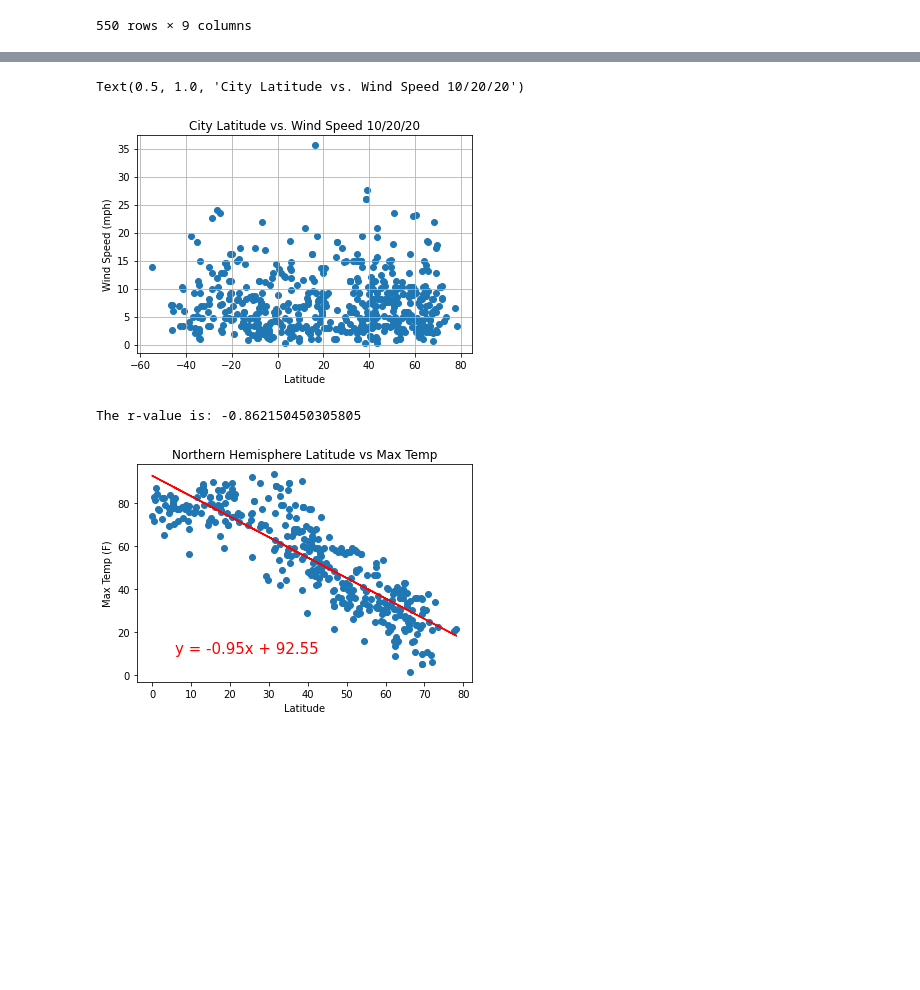
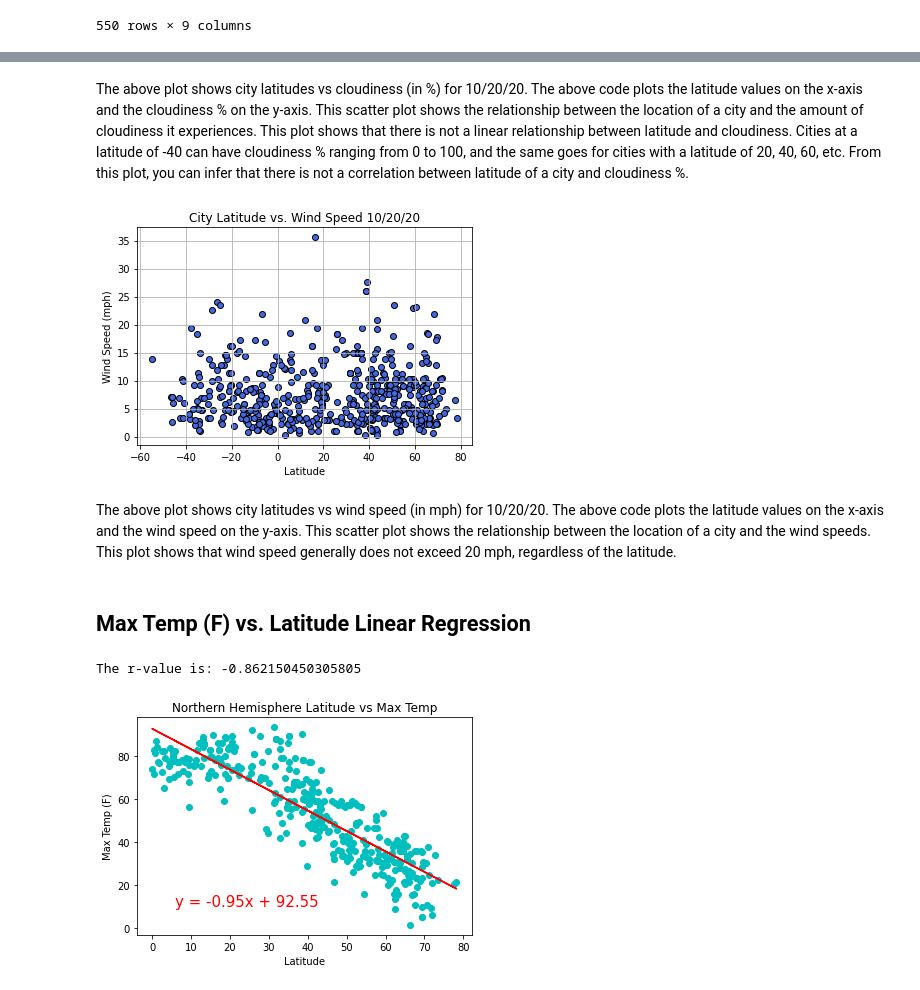
Before and after one commit to jeosqueri/City-Weather-Analysis, a Jupyter notebook: WeatherPy/WeatherPy2.ipynb, the cells around one changed output, grey strips where cells are left out. Cells and saved outputs as stored; diff of their text form; code cells hidden in the pictures; blank space fills up the shorter version.

```diff
--- a/WeatherPy/WeatherPy2.ipynb
+++ b/WeatherPy/WeatherPy2.ipynb
@@ -79,16 +91,23 @@ Text(0.5, 1.0, 'City Latitude vs. Cloudiness 10/20/20')
+# %% [markdown]
+The above plot shows city latitudes vs cloudiness (in %) for 10/20/20. The above code plots the latitude values on the x-axis and the cloudiness % on the y-axis. This scatter plot shows the relationship between the location of a city and the amount of cloudiness it experiences. This plot shows that there is not a linear relationship between latitude and cloudiness. Cities at a latitude of -40 can have cloudiness % ranging from 0 to 100, and the same goes for cities with a latitude of 20, 40, 60, etc. From this plot, you can infer that there is not a correlation between latitude of a city and cloudiness %.
 # %%
 #Latitude vs wind speed plot
 latitude = clean_city_df['Lat']
 wind_c = clean_city_df['Wind Speed']
 
-plt.scatter(latitude, wind_c)
+plt.scatter(latitude, wind_c, c='royalblue', edgecolors='black')
 plt.grid(b=True)
 plt.xlabel('Latitude')
 plt.ylabel('Wind Speed (mph)')
 plt.title("City Latitude vs. Wind Speed 10/20/20")
+
+plt.savefig('lat_windspeed.png')
 # %% [output]
-Text(0.5, 1.0, 'City Latitude vs. Wind Speed 10/20/20')
-[figure, old version]
+[figure, new version]
+# %% [markdown]
+The above plot shows city latitudes vs wind speed (in mph) for 10/20/20. The above code plots the latitude values on the x-axis and the wind speed on the y-axis. This scatter plot shows the relationship between the location of a city and the wind speeds. This plot shows that wind speed generally does not exceed 20 mph, regardless of the latitude.
+# %% [markdown]
+## Max Temp (F) vs. Latitude Linear Regression
 # %%
 #Northern Hemisphere Latitude vs Temp linear regression
 north_h = clean_city_df.loc[clean_city_df['Lat'] >= 0, 'Lat']
@@ -104,15 +123,17 @@ regress_values = x_values * slope + intercept
 #Equation of the line to print on chart
 line_eq = "y = " + str(round(slope,2)) + "x + " + str(round(intercept,2))
 plt.plot(x_values,regress_values,"r-")
-plt.scatter(x_values, y_values)
+plt.scatter(x_values, y_values, c='c')
 plt.xlabel('Latitude')
 plt.ylabel('Max Temp (F)')
 plt.annotate(line_eq,(6,10),fontsize=15,color="red")
 plt.title("Northern Hemisphere Latitude vs Max Temp")
 print(f"The r-value is: {rvalue}")
+
+plt.savefig('northlat_temp.png')
 # %% [output]
 The r-value is: -0.862150450305805
-[figure, old version]
+[figure, new version]
 # %%
 #Southern hemisphere latitude vs temp linear regression
 south_h = clean_city_df.loc[clean_city_df['Lat'] <= 0, 'Lat']
```
Also changed, not shown: parts of 20 cells of this notebook, 14 other files.
